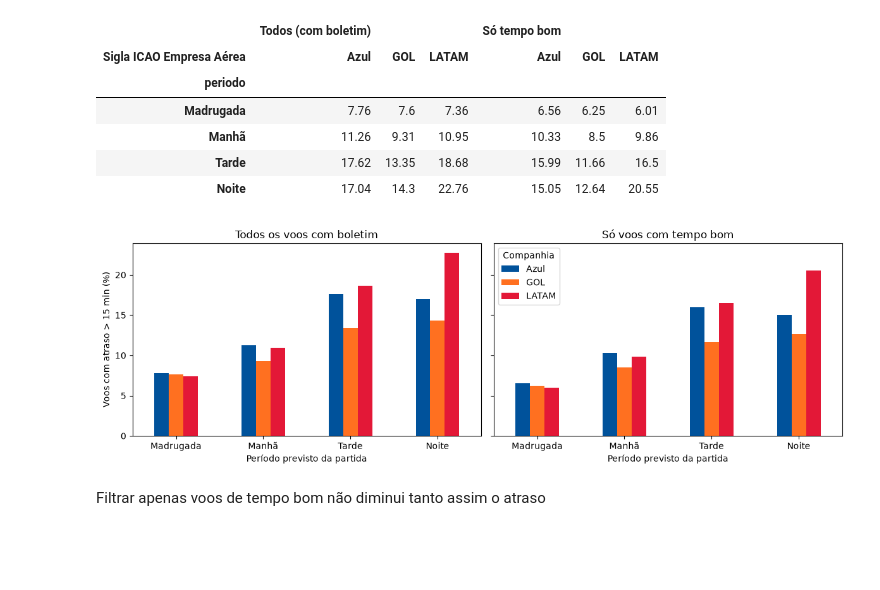
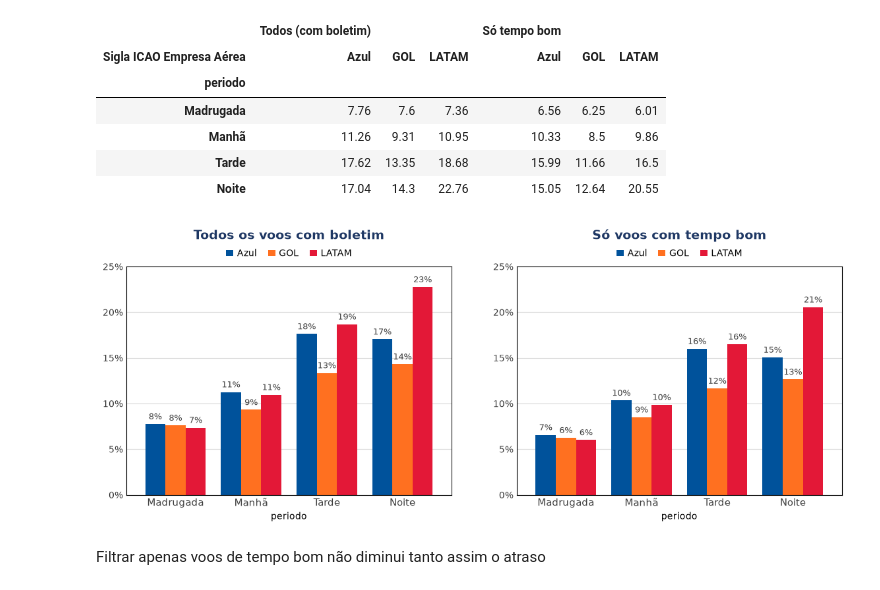
Before and after one commit to Matex0406/Projeto_2_CB, a Jupyter notebook: Projeto_2_CB.ipynb, the cells around one changed output. Saved outputs shown, nothing was run; the diff lists cells and outputs as text; code cells hidden in the pictures; blank space fills up the shorter version.

```diff
--- a/Projeto_2_CB.ipynb
+++ b/Projeto_2_CB.ipynb
@@ -876,19 +928,37 @@ Voos com tempo bom nos dois lados: 403,333 (78.2%)
 | Tarde | 17.62 | 13.35 | 18.68 | 15.99 | 11.66 | 16.5 |
 | Noite | 17.04 | 14.3 | 22.76 | 15.05 | 12.64 | 20.55 |
 # %%
-fig, axes = plt.subplots(1, 2, figsize=(12, 4), sharey=True)
+from matplotlib.ticker import PercentFormatter
+
+fig, axes = plt.subplots(1, 2, figsize=(14, 4.5), sharey=True)
+cor_titulo = "#1F3864"
+
 for ax, (titulo, dados) in zip(axes, [("Todos os voos com boletim", com_boletim),
-                                       ("Só voos com tempo bom", tempo_bom)]):
-    pct_por_grupo(dados).plot(kind="bar", rot=0, ax=ax, legend=False,
+                                      ("Só voos com tempo bom", tempo_bom)]):
+    pct_por_grupo(dados).plot(kind="bar", rot=0, ax=ax, legend=False, width=0.8,
                               color=[cores[c] for c in ["Azul", "GOL", "LATAM"]])
-    ax.set_title(titulo)
-    ax.set_xlabel("Período previsto da partida")
-axes[0].set_ylabel("Voos com atraso > 15 min (%)")
-axes[1].legend(title="Companhia")
-plt.tight_layout()
-plt.show()
+
+    # Porcentagens acima das barras
+    for container in ax.containers:
+        ax.bar_label(container, fmt="%.0f%%", padding=3, fontsize=9, color="#404040")
+
+    # Título + legenda horizontal logo abaixo
+    ax.set_title(titulo, fontsize=14, fontweight="bold", color=cor_titulo, pad=30)
+    ax.legend(loc="lower center", bbox_to_anchor=(0.5, 1.0), ncol=3, frameon=False,
+              fontsize=10, handlelength=0.8, handletextpad=0.4, columnspacing=1.2)
+
+    # Eixo Y em %, grade horizontal clara
+    ax.set_ylim(0, 25)
+    ax.set_yticks(range(0, 26, 5))
+    ax.yaxis.set_major_formatter(PercentFormatter(decimals=0))
+    ax.yaxis.grid(True, color="#D9D9D9", linewidth=0.8)
+    ax.set_axisbelow(True)
+    ax.tick_params(axis="y", labelleft=True, length=0, labelsize=10, colors="#404040")
+    ax.tick_params(axis="x", length=0, labelsize=11, colors="#404040")
+
+    #
 # %% [output]
-[figure, old version]
+[figure, new version]
 # %% [markdown]
 Filtrar apenas voos de tempo bom não diminui tanto assim o atraso
 # %% [markdown]
```
Also changed, not shown: parts of 6 cells of this notebook, 2 other files.
